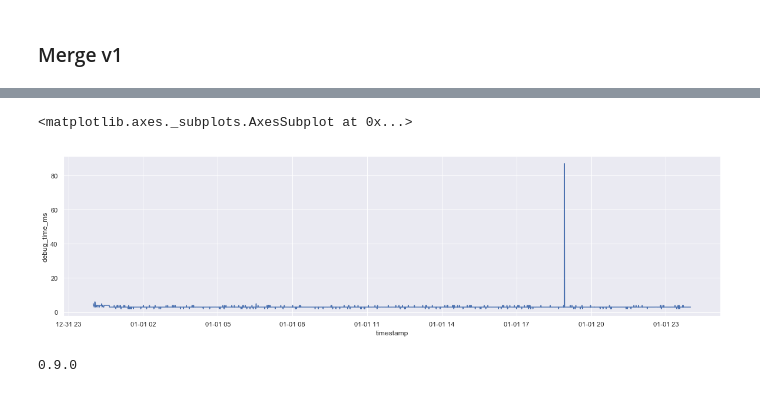
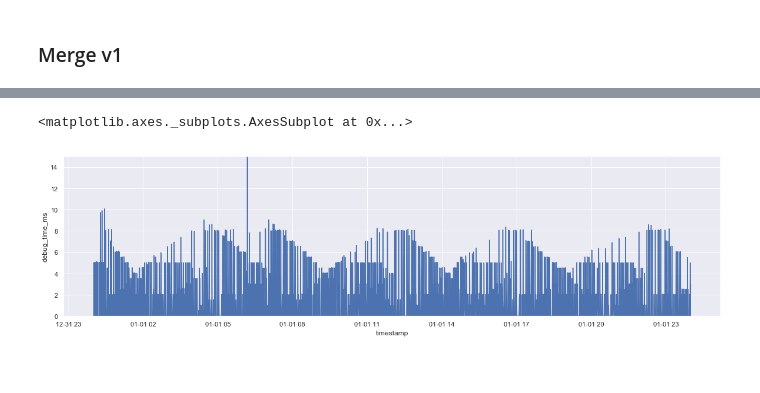
Before and after one commit to tmkmrcnk/danone, a Jupyter notebook: TestMerging.ipynb, the cells around one changed output, grey strips where cells are left out. Cells and saved outputs as stored; diff of their text form; code cells hidden in the pictures.

```diff
--- a/TestMerging.ipynb
+++ b/TestMerging.ipynb
@@ -124,0 +202,35 @@ measure_df.debug_time.plot()
+# %%
+index_start = 0
+
+def merge_v3(ts, prod_df):
+    '''
+    add to each measurement the production finished time
+    if (measure.timestamp > finished_time - duration) and (measure.timestamp < finished_time)
+    '''
+    global index_start
+    t0 = pd.Timestamp.now()
+    # loop over prod_df
+    for row in prod_df[index_start:].itertuples():
+        # check if ts is in range
+        finished_time = row.finished_time
+        if ts <= finished_time and ts >= finished_time - pd.Timedelta(minutes=90):
+            # Found! Return this finished_time
+            t = nano2milli((pd.Timestamp.now() - t0).value)
+            # update the index start for the next search
+            index_start = row.Index
+            return pd.Series({'finished_time': finished_time, 'debug_time_ms': t})
+
+    # Not found! return None
+    t = nano2milli((pd.Timestamp.now() - t0).value)
+    return pd.Series({'finished_time': None, 'debug_time_ms': t})
+
+measure_df2 = measure_df.copy()
+
+t0 = pd.Timestamp.now()
+measure_df2[['finished_time', 'debug_time_ms']] = measure_df2['timestamp'].apply(lambda ts: merge_v3(ts, prod_df))
+t = pd.Timestamp.now() - t0
+print('Total time: {0:.4f}s'.format(nano2sec(t.value)))
+merged_df = measure_df2[measure_df2.finished_time.notnull()]
+merge_desc = merged_df.groupby('finished_time').size().describe()
+print(merge_desc)
+measure_df2.head()
@@ -125,11 +266,9 @@ measure_df.debug_time.plot()
 # %%
+# plot
+sns.set(style="darkgrid")
 sns.set(rc={'figure.figsize':(20, 5)})
-
-sns.lineplot(x="timestamp", y="debug_time_ms", data=measure_df)
+plt.ylim(0, 15)
+sns.lineplot(x="timestamp", y="debug_time_ms", data=measure_df2)
 # %% [output]
 <matplotlib.axes._subplots.AxesSubplot at 0x...>
-[figure, old version]
+[figure, new version]
-# %%
-print(sns.__version__)
-# %% [output]
-0.9.0
```
Also changed, not shown: parts of 25 cells of this notebook, 1 other file.
